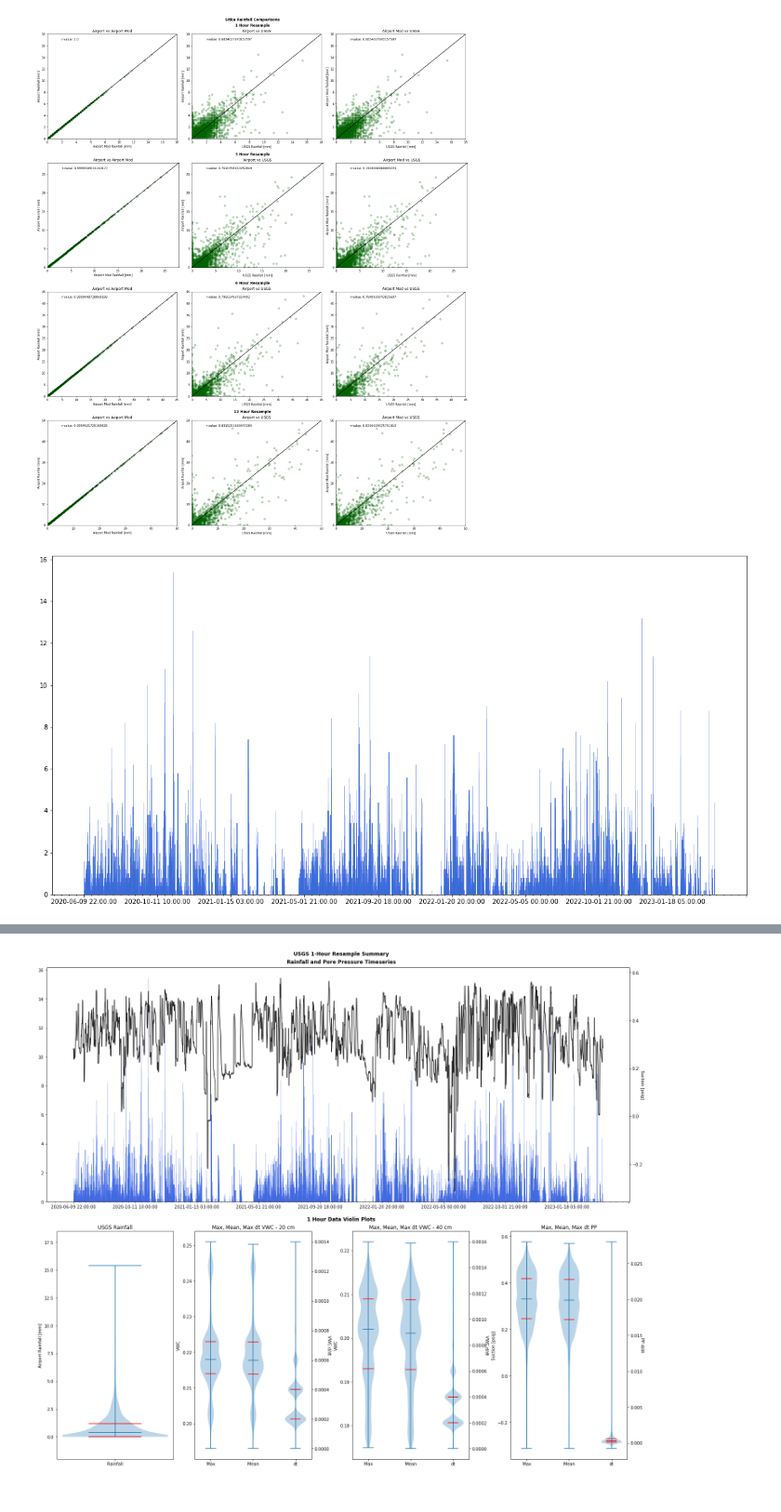
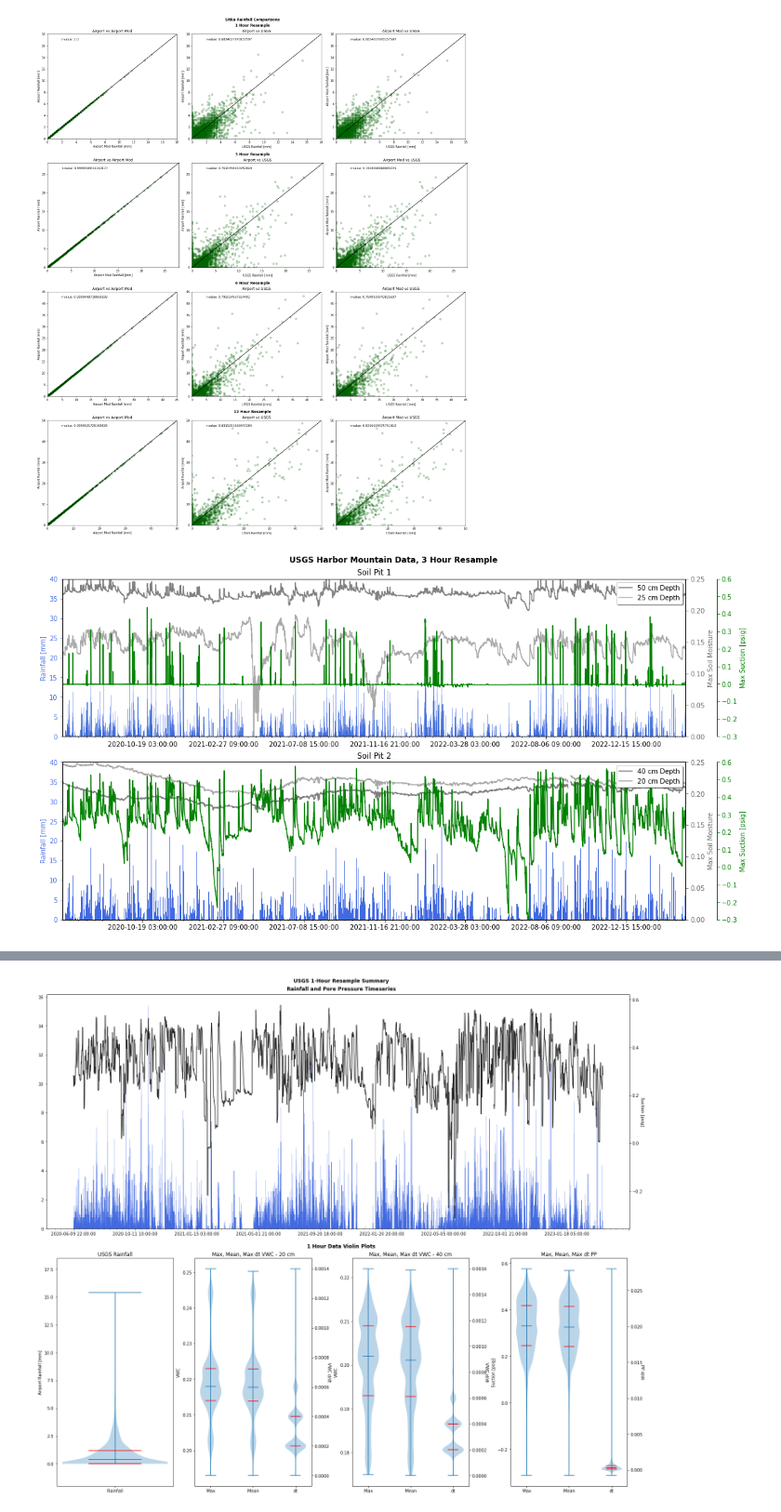
Before and after one commit to jsheppar/LSTM-Multistep-Prediction, a Jupyter notebook: rainfall_comparison.ipynb, the cells around one changed output, grey strips where cells are left out. Shown at 93% size. Saved outputs shown, nothing was run; the diff lists cells and outputs as text; code cells hidden in the pictures.

```diff
--- a/rainfall_comparison.ipynb
+++ b/rainfall_comparison.ipynb
@@ -465,15 +231,72 @@ plt.show()
 # combined_rain_df_12.plot(x="Date_Time", y="Sitka_waterPressure_psig_sp2_60cm_max", c='g', ax=axes[3])
 # combined_rain_df_24.plot(x="Date_Time", y="Sitka_waterPressure_psig_sp2_60cm_max", c='g', ax=axes[4])
 # %%
-fig, ax = plt.subplots(figsize=(20,10))
+fig, [ax1, ax2] = plt.subplots(2, 1, figsize=(15,8), layout='constrained')
+fig.patch.set_facecolor('white')
+fig.suptitle('USGS Harbor Mountain Data, 3 Hour Resample', fontweight='bold')
 
-ax.bar(combined_rain_df_1['Date_Time'], combined_rain_df_1['usgs_rain_1'], alpha=1, edgecolor="royalblue", linewidth=.5, width=.8)
-majorLocator   = MultipleLocator(720)
-minorLocator   = MultipleLocator(72)
+ax1.set_title("Soil Pit 1")
+ax1.bar(usgs_rain_df_3['Date_Time'], usgs_rain_df_3['usgs_rain_3'], alpha=1, edgecolor="royalblue", linewidth=.5, width=.8)
+majorLocator   = MultipleLocator(1050)
+minorLocator   = MultipleLocator(105)
+ax1.xaxis.set_major_locator(majorLocator)
+ax1.xaxis.set_minor_locator(minorLocator)
+ax1.set_ylabel("Rainfall [mm]")
+ax1.set_ylim([0,40])
+ax1.set_xlim([usgs_rain_df_3['Date_Time'].iloc[1],usgs_rain_df_3['Date_Time'].iloc[-1]])
 
-ax.xaxis.set_major_locator(majorLocator)
-ax.xaxis.set_minor_locator(minorLocator)
+ax1b = ax1.twinx()
+upper_vwc_1, = ax1b.plot(usgs_rain_df_3['Date_Time'], usgs_rain_df_3['sp1_vwc_50_max'], color='grey')#, linewidth=.5)
+lower_vwc_1, = ax1b.plot(usgs_rain_df_3['Date_Time'], usgs_rain_df_3['sp1_vwc_25_max'], color='darkgrey')#, linewidth=.5)
+ax1b.set_ylabel("Max Soil Moisture")
+ax1b.set_ylim([0,.25])
+ax1b.legend((upper_vwc_1, lower_vwc_1), ('50 cm Depth', '25 cm Depth'), loc='upper right', shadow=True)
+
+ax1c = ax1.twinx()
+ax1c.spines.right.set_position(("axes", 1.05))
+ax1c.plot(usgs_rain_df_3['Date_Time'], usgs_rain_df_3['sp1_pp_max'], color='green')#, linewidth=.5)
+ax1c.set_ylabel("Max Suction [psig]")
+ax1c.set_ylim([-.3,.6])
+
+ax1.yaxis.label.set_color("royalblue")
+ax1b.yaxis.label.set_color("dimgrey")
+ax1c.yaxis.label.set_color("green")
+ax1.tick_params(axis='y', colors="royalblue")
+ax1b.tick_params(axis='y', colors="dimgrey")
+ax1c.tick_params(axis='y', colors="green")
+
+ax2.set_title("Soil Pit 2")
+ax2.bar(usgs_rain_df_3['Date_Time'], usgs_rain_df_3['usgs_rain_3'], alpha=1, edgecolor="royalblue")#, linewidth=.5, width=.8)
+majorLocator   = MultipleLocator(1050)
+minorLocator   = MultipleLocator(105)
+ax2.xaxis.set_major_locator(majorLocator)
+ax2.xaxis.set_minor_locator(minorLocator)
+ax2.set_ylabel("Rainfall [mm]")
+ax2.set_ylim([0,40])
+ax2.set_xlim([usgs_rain_df_3['Date_Time'].iloc[1],usgs_rain_df_3['Date_Time'].iloc[-1]])
+
+ax2b = ax2.twinx()
+upper_vwc_2, = ax2b.plot(usgs_rain_df_3['Date_Time'], usgs_rain_df_3['sp2_vwc_40_max'], color='grey')#, linewidth=.5)
+lower_vwc_2, = ax2b.plot(usgs_rain_df_3['Date_Time'], usgs_rain_df_3['sp2_vwc_20_max'], color='darkgrey')#, linewidth=.5)
+ax2b.set_ylabel("Max Soil Moisture")
+ax2b.set_ylim([0,.25])
+
+ax2c = ax2.twinx()
+ax2c.spines.right.set_position(("axes", 1.05))
+ax2c.plot(usgs_rain_df_3['Date_Time'], usgs_rain_df_3['sp2_pp_max'], color='green')#, linewidth=.5)
+ax2c.set_ylabel("Max Suction [psig]")
+ax2c.set_ylim([-.3,.6])
+ax2c.legend((upper_vwc_2, lower_vwc_2), ('40 cm Depth', '20 cm Depth'), loc='upper right', shadow=True)
+
+ax2.yaxis.label.set_color("royalblue")
+ax2b.yaxis.label.set_color("dimgrey")
+ax2c.yaxis.label.set_color("green")
+ax2.tick_params(axis='y', colors="royalblue")
+ax2b.tick_params(axis='y', colors="dimgrey")
+ax2c.tick_params(axis='y', colors="green")
+
+#plt.savefig('./sitka_data/comparison_figs/draw_over_usgs_all_data_legend_2020_cut.png')
 plt.show()
 plt.close()
 # %% [output]
-[figure, old version]
+[figure, new version]
```
Also changed, not shown: parts of 14 cells of this notebook, 57 other files.
